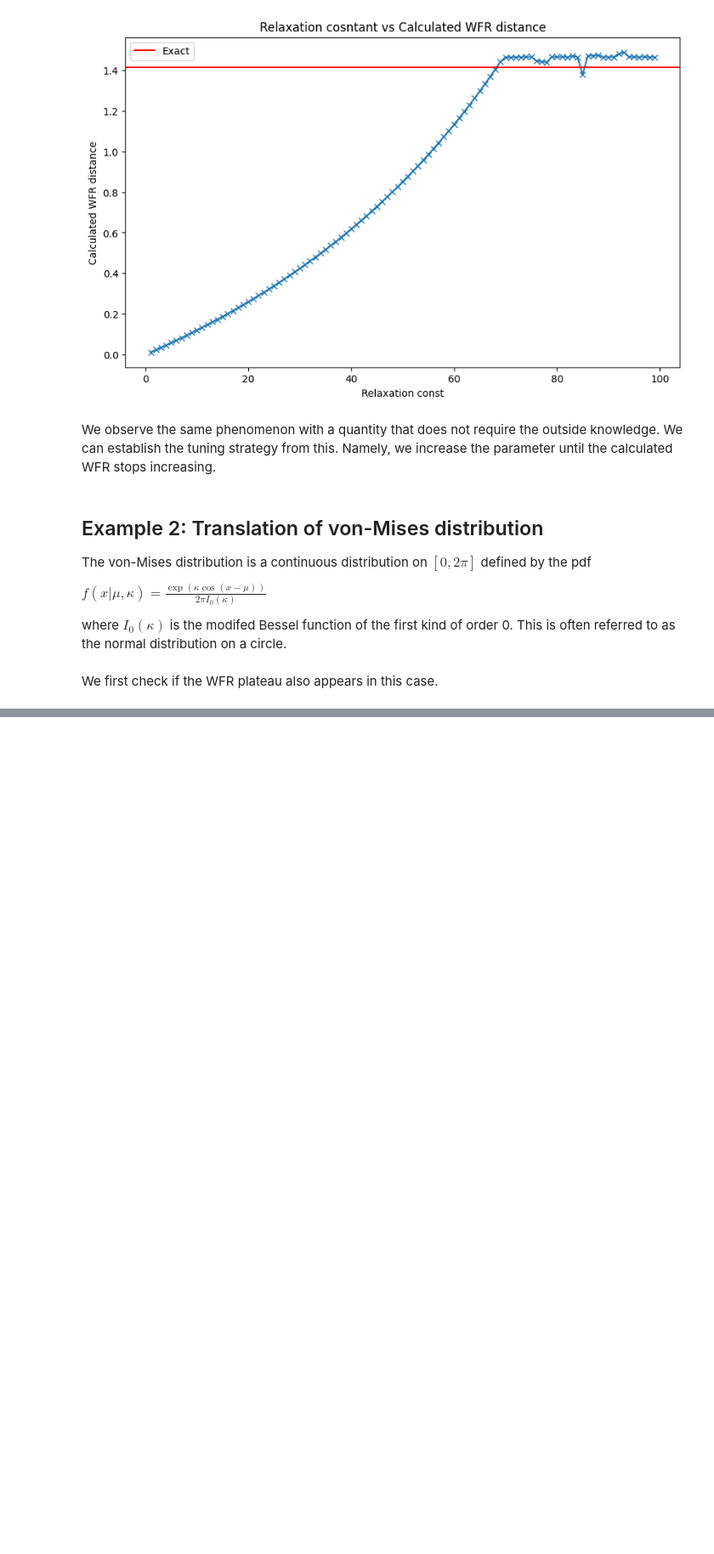
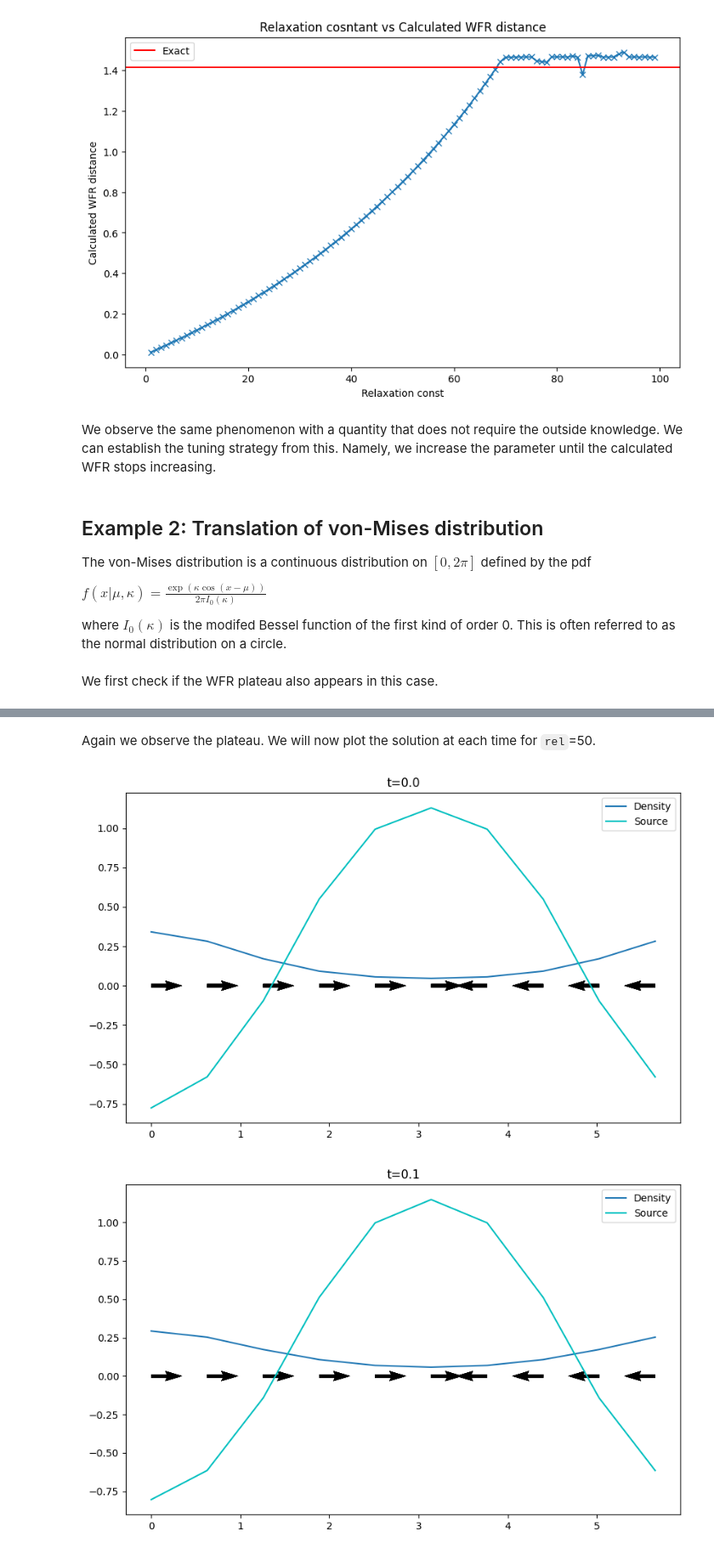
Before and after one commit to mao1756/pdot, a Jupyter notebook: exploratory/wfr_unconstrained_test.ipynb, the cells around one changed output, grey strips where cells are left out. Shown at 85% size. Saved outputs shown, nothing was run; the diff lists cells and outputs as text; code cells hidden in the pictures; blank space fills up the shorter version.

```diff
--- a/exploratory/wfr_unconstrained_test.ipynb
+++ b/exploratory/wfr_unconstrained_test.ipynb
@@ -12,8 +12,8 @@ import numpy as np
 import matplotlib.pyplot as plt
 
 def plot_pvz_1D(p: torch.Tensor,
-                v: torch.Tensor,
-                z :torch.Tensor,
+                v: torch.Tensor = None,
+                z :torch.Tensor = None,
                 dx: list = None,
                 p2: torch.Tensor = None):
     """Plots the change of p, v and z over time on 1D. \
@@ -49,10 +49,12 @@ def plot_pvz_1D(p: torch.Tensor,
             plt.plot(xs, p2, color='r', label = 'Terminal Dist')
 
         if time_step < time_steps-1:
-            U = np.tile(v[time_step].squeeze(), (1, space_steps))
-            V = np.zeros_like(X)
-            plt.quiver(X, Y, U/np.sqrt(U**2), V, cmap='jet')
-            plt.plot(xs, z[time_step], color='c', label = 'Source')
+            if v is not None:
+                U = np.tile(v[time_step].squeeze(), (1, space_steps))
+                V = np.zeros_like(X)
+                plt.quiver(X, Y, U/np.sqrt(U**2), V, cmap='jet')
+            if z is not None:
+                plt.plot(xs, z[time_step], color='c', label = 'Source')
 
         plt.title(f't={time_step/(time_steps-1)}')
         plt.legend()
@@ -244,0 +246,18 @@ We note that the plateau appears much earlier. We will try with the smaller rang
+# %% [markdown]
+Again we observe the plateau. We will now plot the solution at each time for `rel`=50.
+# %%
+T = 10
+N = 10
+dx = [2*np.pi/N]
+
+xs = np.arange(0, 2*np.pi, 2*np.pi/N)
+p1 = von_mises_pdf(xs, 0, 1)
+p2 = von_mises_pdf(xs, np.pi, 1)
+wfr, p, v, z = wfr_grid_scipy(p1, p2, delta=1, rel=50, T=T, dx=dx)
+
+# Plotting
+
+plot_pvz_1D(p, v, z, dx=dx, p2 = p2)
+# %% [output]
+[figure, added]
+[figure, added]
```
Also changed, not shown: parts of 18 cells of this notebook, 1 other file.
